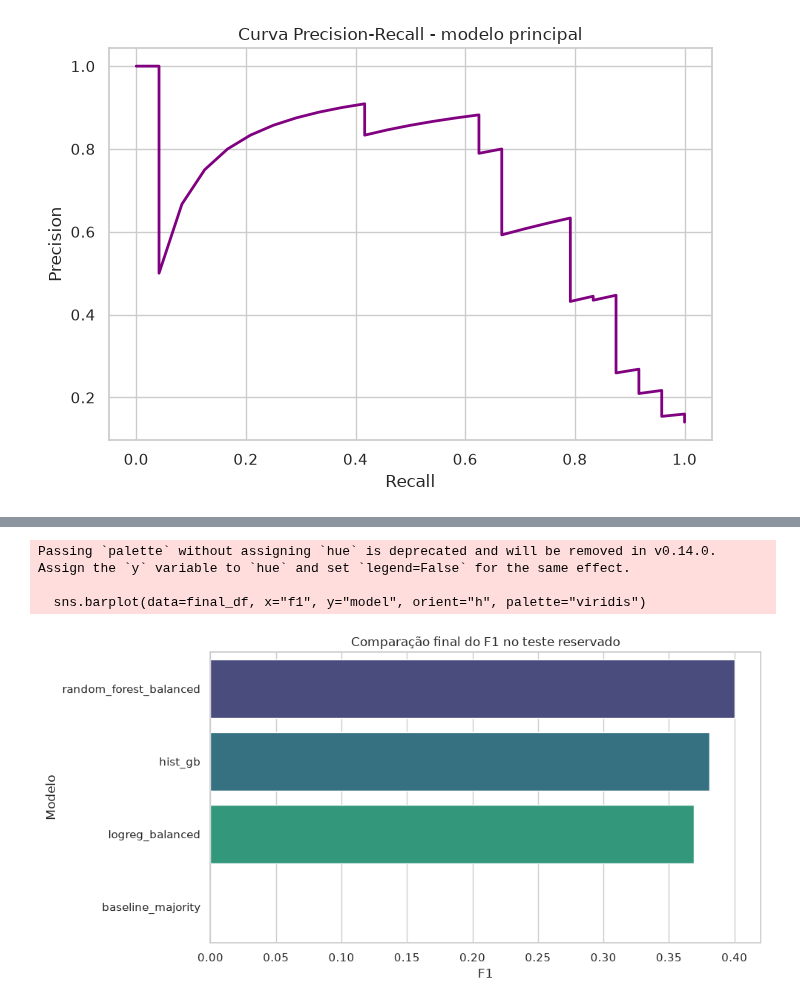
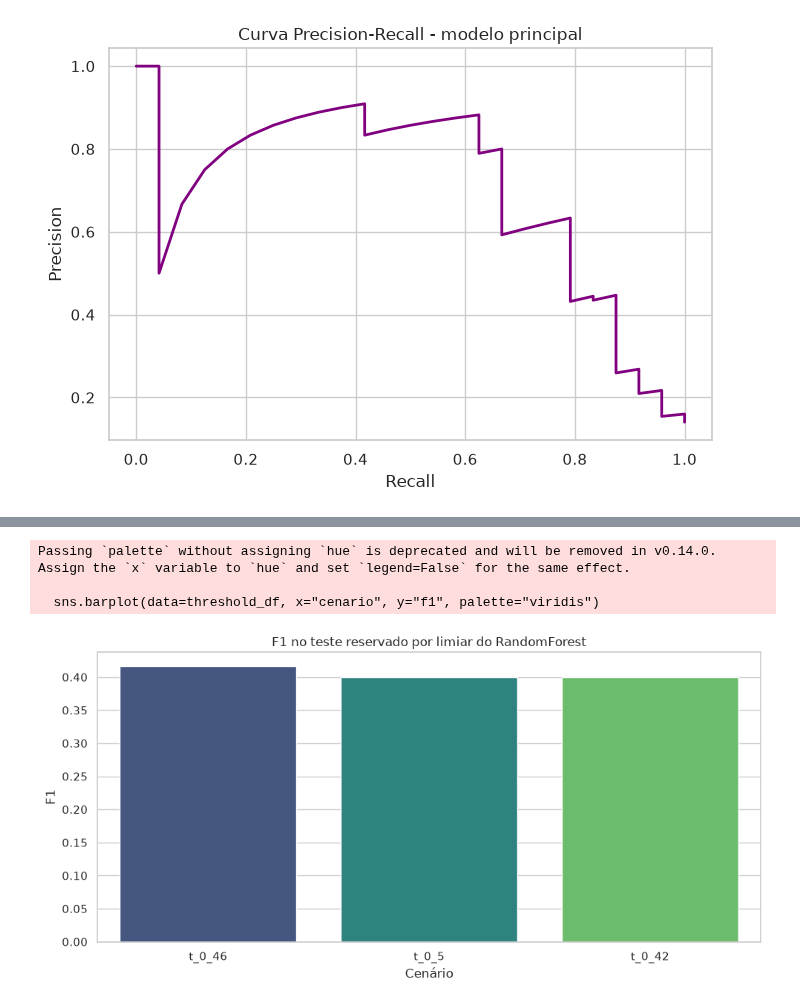
Before and after one commit to Milhousepaulojean/PosTech--DataAnalytics, a Jupyter notebook: Fase 2/TechChallenge/notebooks/02_modelo_e_validacao.ipynb, the cells around one changed output, grey strips where cells are left out. Cells and saved outputs as stored; diff of their text form; code cells hidden in the pictures.

```diff
--- a/Fase 2/TechChallenge/notebooks/02_modelo_e_validacao.ipynb
+++ b/Fase 2/TechChallenge/notebooks/02_modelo_e_validacao.ipynb
@@ -233,4 +390,7 @@ A decisão final não deve ser baseada apenas na validação interna. Quando ava
 # %%
+import json
+from pathlib import Path
+
 import matplotlib.pyplot as plt
 import pandas as pd
 import seaborn as sns
@@ -243,6 +403,7 @@ from sklearn.metrics import (
     roc_auc_score,
 )
 
+# 1) Avaliação padrão dos modelos no teste reservado
 final_results = {}
 for name, model in models.items():
     model.fit(X_train_scaled, y_train)
@@ -265,48 +426,49 @@ final_df = pd.DataFrame.from_dict(final_results, orient="index").reset_index()
 final_df = final_df.rename(columns={"index": "model"})
 final_df = final_df.sort_values("f1", ascending=False).reset_index(drop=True)
 
-print("Métricas finais no conjunto de teste reservado:\n")
+print("Métricas no teste reservado (threshold padrão de cada modelo):\n")
 print(final_df.to_string(index=False, float_format=lambda x: f"{x:.4f}"))
 
-selected_model = "hist_gb"
-selected_model_obj = models[selected_model]
-proba_selected = (
-    selected_model_obj.predict_proba(X_test_scaled)[:, 1]
-    if hasattr(selected_model_obj, "predict_proba")
-    else selected_model_obj.decision_function(X_test_scaled)
-)
-pred_selected = selected_model_obj.predict(X_test_scaled)
+# 2) Comparação de limiares para o RandomForest (Etapa 3)
+threshold_eval_path = Path("../results/threshold_test_evaluation.json")
+with threshold_eval_path.open("r", encoding="utf-8") as fh:
+    threshold_eval = json.load(fh)
 
-final_test_summary = {
-    "accuracy": accuracy_score(y_test, pred_selected),
-    "precision": precision_score(y_test, pred_selected, zero_division=0),
-    "recall": recall_score(y_test, pred_selected, zero_division=0),
-    "f1": f1_score(y_test, pred_selected, zero_division=0),
-    "roc_auc": roc_auc_score(y_test, proba_selected),
-    "average_precision": average_precision_score(y_test, proba_selected),
-}
+threshold_rows = []
+for key, item in threshold_eval["threshold_metrics"].items():
+    threshold_rows.append(
+        {
+            "cenario": key,
+            "threshold": item["threshold"],
+            "accuracy": item["accuracy"],
+            "precision": item["precision"],
+            "recall": item["recall"],
+            "f1": item["f1"],
+        }
+    )
 
-print(f"\nModelo principal recomendado: {selected_model}")
-print("Resumo do modelo principal no teste reservado:")
-for key, value in final_test_summary.items():
-    print(f"- {key}: {value:.4f}")
+threshold_df = pd.DataFrame(threshold_rows).sort_values("f1", ascending=False).reset_index(drop=True)
+print("\nRandomForest no teste reservado com limiares da Etapa 3:\n")
+print(threshold_df.to_string(index=False, float_format=lambda x: f"{x:.4f}"))
 
-print("\nObservação de decisão:")
+# 3) Recomendação final do projeto com linguagem de negócio
+best_threshold_row = threshold_df.iloc[0]
+recommended_threshold = float(best_threshold_row["threshold"])
+
+print("\nRecomendação final:")
+print("- Modelo principal: RandomForest balanced.")
 print(
-    "- O HistGradientBoostingClassifier foi mantido como principal por melhor balanço entre precisão e estabilidade geral."
+    f"- Limiar recomendado: {recommended_threshold:.2f} (melhor F1 no teste reservado entre os limiares avaliados)."
 )
 print(
-    "- O RandomForest balanced funciona como alternativa competitiva, especialmente quando a prioridade passa a ser maior recall e detecção da classe positiva."
-)
-print(
-    "- A escolha final foi orientada pelo trade-off de negócio em um problema desbalanceado, e não por acurácia isolada."
+    "- Observação: reduzir o limiar aumentou recall, mas com perda de acurácia. A decisão depende do custo de falsos negativos."
 )
 
 plt.figure(figsize=(10, 5))
-sns.barplot(data=final_df, x="f1", y="model", orient="h", palette="viridis")
-plt.title("Comparação final do F1 no teste reservado")
-plt.xlabel("F1")
-plt.ylabel("Modelo")
+sns.barplot(data=threshold_df, x="cenario", y="f1", palette="viridis")
+plt.title("F1 no teste reservado por limiar do RandomForest")
+plt.xlabel("Cenário")
+plt.ylabel("F1")
 plt.tight_layout()
 plt.show()
 # %% [output]
@@ -330,4 +494,4 @@ Observação de decisão:
-Passing `palette` without assigning `hue` is deprecated and will be removed in v0.14.0. Assign the `y` variable to `hue` and set `legend=False` for the same effect.
+Passing `palette` without assigning `hue` is deprecated and will be removed in v0.14.0. Assign the `x` variable to `hue` and set `legend=False` for the same effect.
 
-  sns.barplot(data=final_df, x="f1", y="model", orient="h", palette="viridis")
+  sns.barplot(data=threshold_df, x="cenario", y="f1", palette="viridis")
-[figure, old version]
+[figure, new version]
```
Also changed, not shown: parts of 6 cells of this notebook, 11 other files.
